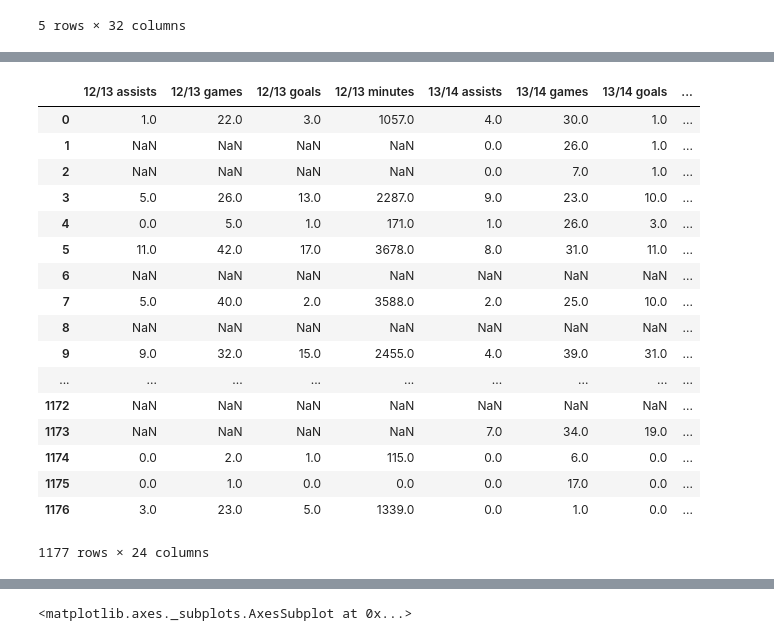
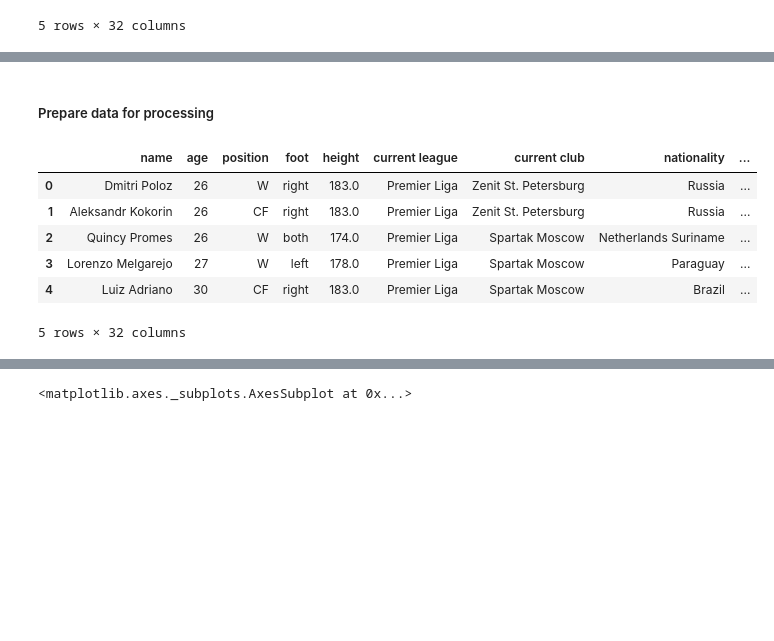
Before and after one commit to shreyas1262/Strikers-and-Wingers, a Jupyter notebook: Strikers and Wingers.ipynb, the cells around one changed output, grey strips where cells are left out. Drawn from its saved outputs; the diff is of its cells as text; code cells hidden in the pictures; blank space fills up the shorter version.

```diff
--- a/Strikers and Wingers.ipynb
+++ b/Strikers and Wingers.ipynb
@@ -45,22 +28,16 @@ strikers_wingers_personal_info
+# %% [markdown]
+##### Prepare data for processing
 # %%
+strikers_wingers_personal_info = strikers_wingers[['name','age','position','foot','height','current league','current club','nationality']]
 strikers_wingers_match_info = strikers_wingers.drop(['name','age','position','foot','height','current league','current club', 'nationality'], axis=1)
-strikers_wingers_match_info
+strikers_wingers_info = pd.concat([strikers_wingers_personal_info, strikers_wingers_match_info], axis="columns")
+strikers_wingers_info = strikers_wingers_info.dropna().reset_index().drop('index', axis=1)
+strikers_wingers_info.head()
 # %% [output]
-|  | 12/13 assists | 12/13 games | 12/13 goals | 12/13 minutes | 13/14 assists | 13/14 games | 13/14 goals | ... |
-| 0 | 1.0 | 22.0 | 3.0 | 1057.0 | 4.0 | 30.0 | 1.0 | ... |
-| 1 | NaN | NaN | NaN | NaN | 0.0 | 26.0 | 1.0 | ... |
-| 2 | NaN | NaN | NaN | NaN | 0.0 | 7.0 | 1.0 | ... |
-| 3 | 5.0 | 26.0 | 13.0 | 2287.0 | 9.0 | 23.0 | 10.0 | ... |
-| 4 | 0.0 | 5.0 | 1.0 | 171.0 | 1.0 | 26.0 | 3.0 | ... |
-| 5 | 11.0 | 42.0 | 17.0 | 3678.0 | 8.0 | 31.0 | 11.0 | ... |
-| 6 | NaN | NaN | NaN | NaN | NaN | NaN | NaN | ... |
-| 7 | 5.0 | 40.0 | 2.0 | 3588.0 | 2.0 | 25.0 | 10.0 | ... |
-| 8 | NaN | NaN | NaN | NaN | NaN | NaN | NaN | ... |
-| 9 | 9.0 | 32.0 | 15.0 | 2455.0 | 4.0 | 39.0 | 31.0 | ... |
-| ... | ... | ... | ... | ... | ... | ... | ... | ... |
-| 1172 | NaN | NaN | NaN | NaN | NaN | NaN | NaN | ... |
-| 1173 | NaN | NaN | NaN | NaN | 7.0 | 34.0 | 19.0 | ... |
-| 1174 | 0.0 | 2.0 | 1.0 | 115.0 | 0.0 | 6.0 | 0.0 | ... |
-| 1175 | 0.0 | 1.0 | 0.0 | 0.0 | 0.0 | 17.0 | 0.0 | ... |
-| 1176 | 3.0 | 23.0 | 5.0 | 1339.0 | 0.0 | 1.0 | 0.0 | ... |
+|  | name | age | position | foot | height | current league | current club | nationality | ... |
+| 0 | Dmitri Poloz | 26 | W | right | 183.0 | Premier Liga | Zenit St. Petersburg | Russia | ... |
+| 1 | Aleksandr Kokorin | 26 | CF | right | 183.0 | Premier Liga | Zenit St. Petersburg | Russia | ... |
+| 2 | Quincy Promes | 26 | W | both | 174.0 | Premier Liga | Spartak Moscow | Netherlands Suriname | ... |
+| 3 | Lorenzo Melgarejo | 27 | W | left | 178.0 | Premier Liga | Spartak Moscow | Paraguay | ... |
+| 4 | Luiz Adriano | 30 | CF | right | 183.0 | Premier Liga | Spartak Moscow | Brazil | ... |
-1177 rows × 24 columns
+5 rows × 32 columns
```
Also changed, not shown: parts of 52 cells of this notebook.
